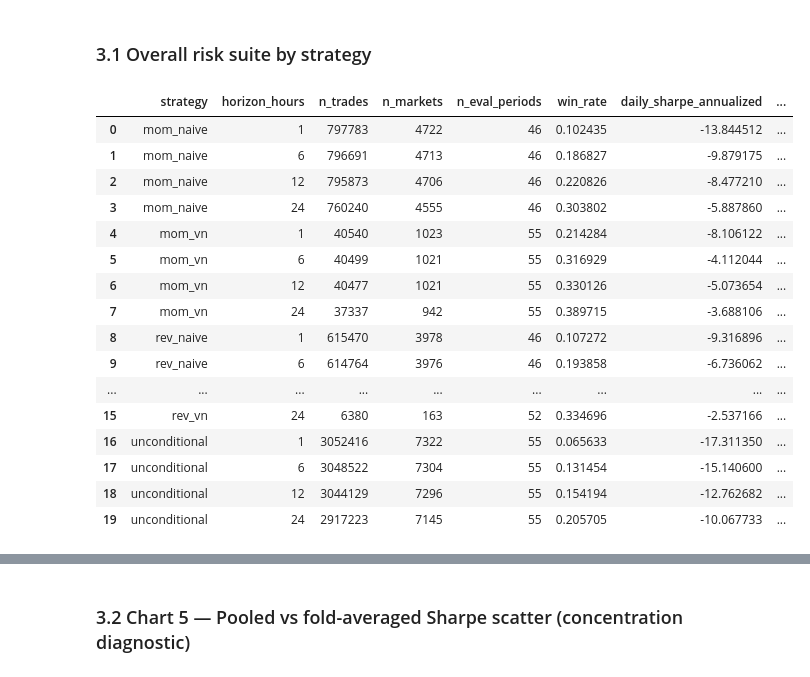
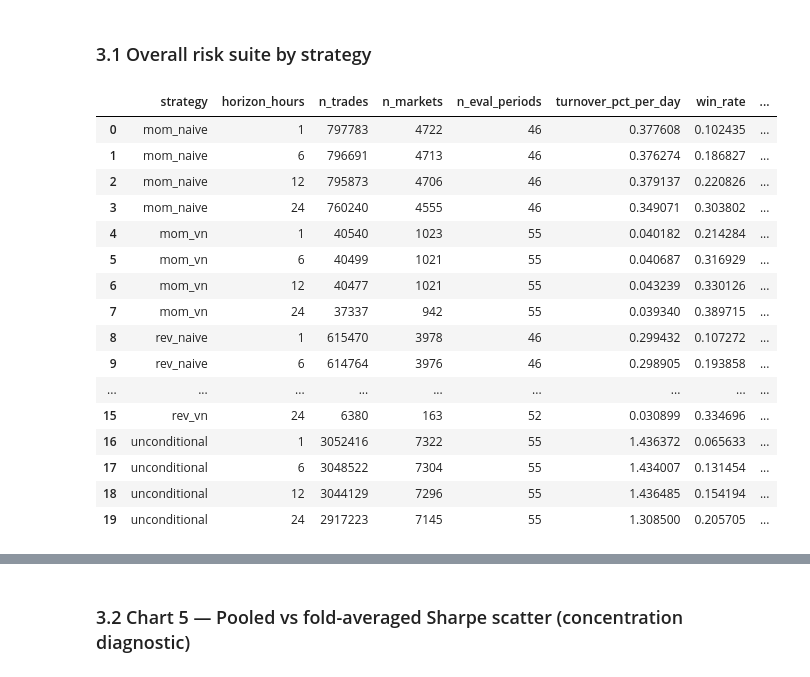
Before and after one commit to TanavP2112/trading-model-projects, a Jupyter notebook: pred_market_vn_rev_mom/prediction_market_pipeline_1.ipynb, the cells around one changed output, grey strips where cells are left out. Drawn from its saved outputs; the diff is of its cells as text; code cells hidden in the pictures.

```diff
--- a/pred_market_vn_rev_mom/prediction_market_pipeline_1.ipynb
+++ b/pred_market_vn_rev_mom/prediction_market_pipeline_1.ipynb
@@ -359,27 +359,27 @@ Loading cached Phase 2 results
 # %% [markdown]
 ### 3.1 Overall risk suite by strategy
 # %%
-cols_show = ['strategy', 'horizon_hours', 'n_trades', 'n_markets', 'n_eval_periods',
+cols_show = ['strategy', 'horizon_hours', 'n_trades', 'n_markets', 'n_eval_periods', 'turnover_pct_per_day',
              'win_rate', 'daily_sharpe_annualized', 'daily_vol', 'worst_day_pnl', 'total_fees']
 p2_overall[cols_show]
 # %% [output]
-|  | strategy | horizon_hours | n_trades | n_markets | n_eval_periods | win_rate | daily_sharpe_annualized | ... |
-| 0 | mom_naive | 1 | 797783 | 4722 | 46 | 0.102435 | -13.844512 | ... |
-| 1 | mom_naive | 6 | 796691 | 4713 | 46 | 0.186827 | -9.879175 | ... |
-| 2 | mom_naive | 12 | 795873 | 4706 | 46 | 0.220826 | -8.477210 | ... |
-| 3 | mom_naive | 24 | 760240 | 4555 | 46 | 0.303802 | -5.887860 | ... |
-| 4 | mom_vn | 1 | 40540 | 1023 | 55 | 0.214284 | -8.106122 | ... |
-| 5 | mom_vn | 6 | 40499 | 1021 | 55 | 0.316929 | -4.112044 | ... |
-| 6 | mom_vn | 12 | 40477 | 1021 | 55 | 0.330126 | -5.073654 | ... |
-| 7 | mom_vn | 24 | 37337 | 942 | 55 | 0.389715 | -3.688106 | ... |
-| 8 | rev_naive | 1 | 615470 | 3978 | 46 | 0.107272 | -9.316896 | ... |
-| 9 | rev_naive | 6 | 614764 | 3976 | 46 | 0.193858 | -6.736062 | ... |
+|  | strategy | horizon_hours | n_trades | n_markets | n_eval_periods | turnover_pct_per_day | win_rate | ... |
+| 0 | mom_naive | 1 | 797783 | 4722 | 46 | 0.377608 | 0.102435 | ... |
+| 1 | mom_naive | 6 | 796691 | 4713 | 46 | 0.376274 | 0.186827 | ... |
+| 2 | mom_naive | 12 | 795873 | 4706 | 46 | 0.379137 | 0.220826 | ... |
+| 3 | mom_naive | 24 | 760240 | 4555 | 46 | 0.349071 | 0.303802 | ... |
+| 4 | mom_vn | 1 | 40540 | 1023 | 55 | 0.040182 | 0.214284 | ... |
+| 5 | mom_vn | 6 | 40499 | 1021 | 55 | 0.040687 | 0.316929 | ... |
+| 6 | mom_vn | 12 | 40477 | 1021 | 55 | 0.043239 | 0.330126 | ... |
+| 7 | mom_vn | 24 | 37337 | 942 | 55 | 0.039340 | 0.389715 | ... |
+| 8 | rev_naive | 1 | 615470 | 3978 | 46 | 0.299432 | 0.107272 | ... |
+| 9 | rev_naive | 6 | 614764 | 3976 | 46 | 0.298905 | 0.193858 | ... |
 | ... | ... | ... | ... | ... | ... | ... | ... | ... |
-| 15 | rev_vn | 24 | 6380 | 163 | 52 | 0.334696 | -2.537166 | ... |
-| 16 | unconditional | 1 | 3052416 | 7322 | 55 | 0.065633 | -17.311350 | ... |
-| 17 | unconditional | 6 | 3048522 | 7304 | 55 | 0.131454 | -15.140600 | ... |
-| 18 | unconditional | 12 | 3044129 | 7296 | 55 | 0.154194 | -12.762682 | ... |
-| 19 | unconditional | 24 | 2917223 | 7145 | 55 | 0.205705 | -10.067733 | ... |
+| 15 | rev_vn | 24 | 6380 | 163 | 52 | 0.030899 | 0.334696 | ... |
+| 16 | unconditional | 1 | 3052416 | 7322 | 55 | 1.436372 | 0.065633 | ... |
+| 17 | unconditional | 6 | 3048522 | 7304 | 55 | 1.434007 | 0.131454 | ... |
+| 18 | unconditional | 12 | 3044129 | 7296 | 55 | 1.436485 | 0.154194 | ... |
+| 19 | unconditional | 24 | 2917223 | 7145 | 55 | 1.308500 | 0.205705 | ... |
 # %%
 p2_by_cat[p2_by_cat['strategy'] == 'mom_naive']
 # %% [output]
```
Also changed, not shown: parts of 5 cells of this notebook.
